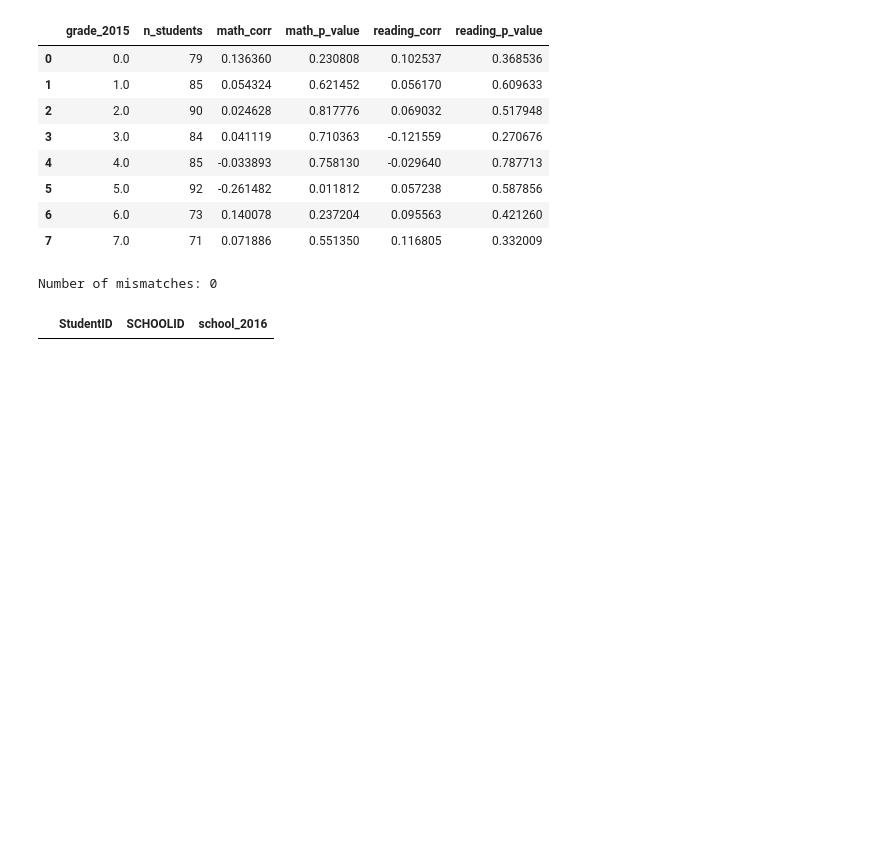
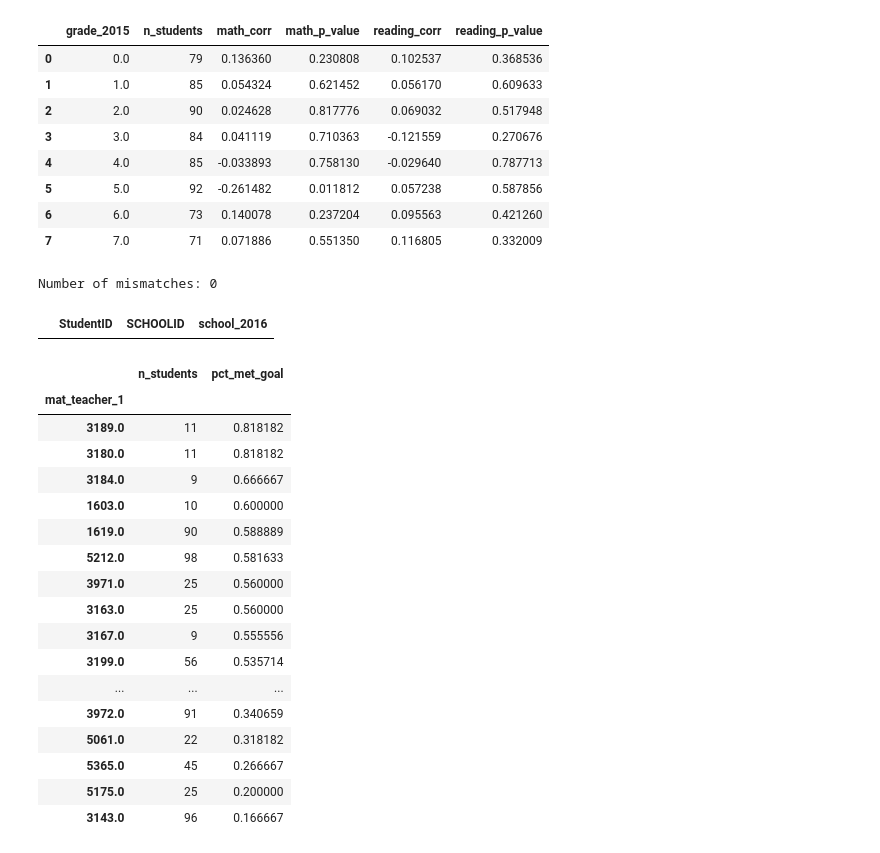
Before and after one commit to aerler101-1/CEMD, a Jupyter notebook: CEMD.ipynb, the cells around one changed output. Saved outputs shown, nothing was run; the diff lists cells and outputs as text; code cells hidden in the pictures; blank space fills up the shorter version.

Commit message:
teacher effeciveness checks

```diff
--- a/CEMD.ipynb
+++ b/CEMD.ipynb
@@ -867,3 +867,35 @@ display(school_mismatches.head())
 # %% [output]
 Number of mismatches: 0
 |  | StudentID | SCHOOLID | school_2016 |
+# %%
+summary = (
+    df.dropna(subset=["met_math_growth", "mat_teacher_1"])
+    .groupby("mat_teacher_1")
+    .agg(
+        n_students=("met_math_growth", "count"),
+        pct_met_goal=("met_math_growth", "mean")
+    )
+    .query("n_students >= 5")
+    .sort_values("pct_met_goal", ascending=False)
+)
+
+display(summary)
+# %% [output]
+|  | n_students | pct_met_goal |
+| mat_teacher_1 |  |  |
+| 3189.0 | 11 | 0.818182 |
+| 3180.0 | 11 | 0.818182 |
+| 3184.0 | 9 | 0.666667 |
+| 1603.0 | 10 | 0.600000 |
+| 1619.0 | 90 | 0.588889 |
+| 5212.0 | 98 | 0.581633 |
+| 3971.0 | 25 | 0.560000 |
+| 3163.0 | 25 | 0.560000 |
+| 3167.0 | 9 | 0.555556 |
+| 3199.0 | 56 | 0.535714 |
+| ... | ... | ... |
+| 3972.0 | 91 | 0.340659 |
+| 5061.0 | 22 | 0.318182 |
+| 5365.0 | 45 | 0.266667 |
+| 5175.0 | 25 | 0.200000 |
+| 3143.0 | 96 | 0.166667 |
```
Also changed, not shown: parts of 1 cell of this notebook, 1 other file.
